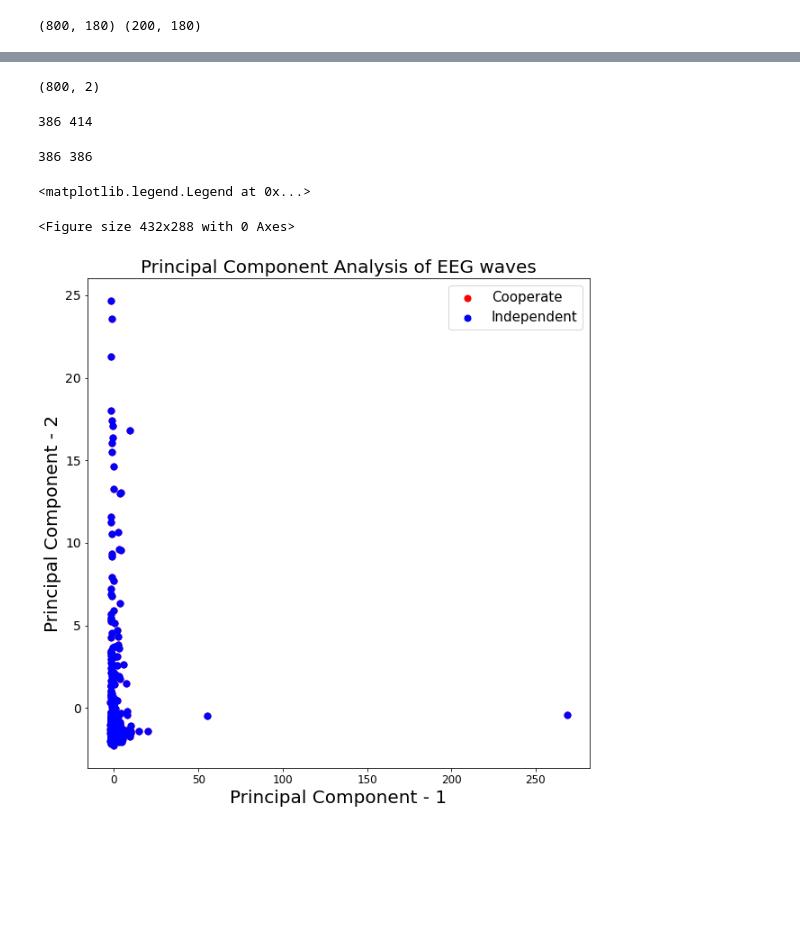
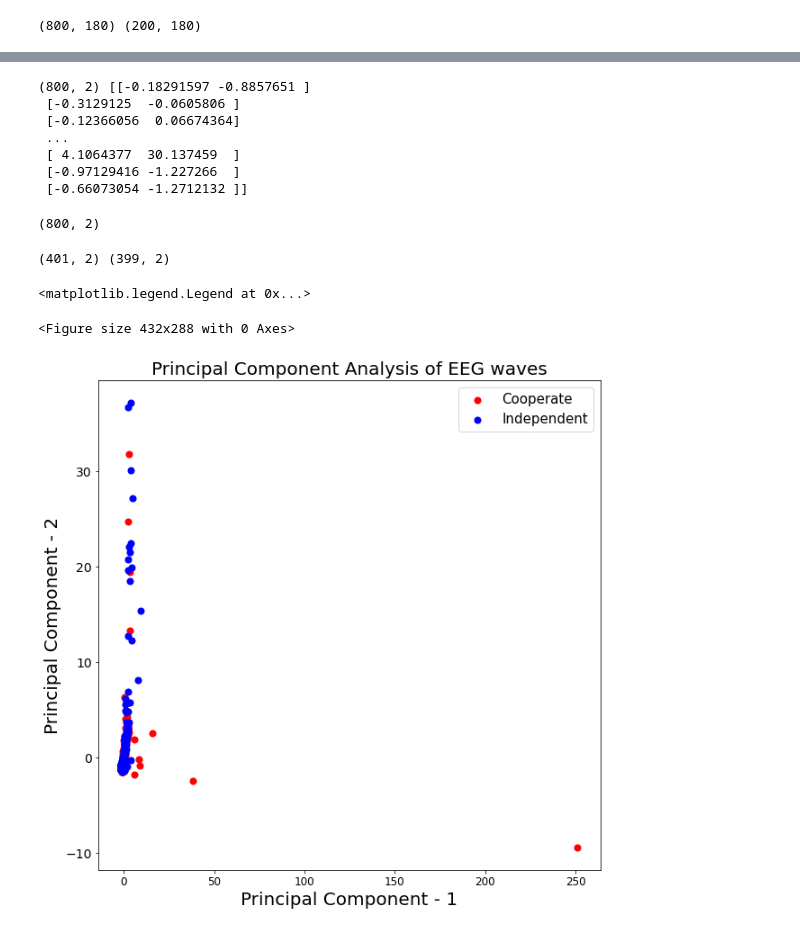
Before and after one commit to Syed-Osama-Hussain/Imagined-Speech-Prediction-from-EEG, a Jupyter notebook: Long_words_PCA_TSNE.ipynb, the cells around one changed output, grey strips where cells are left out. Saved outputs shown, nothing was run; the diff lists cells and outputs as text; code cells hidden in the pictures; blank space fills up the shorter version.

Commit message:
scatter plot for PCA output

```diff
--- a/Long_words_PCA_TSNE.ipynb
+++ b/Long_words_PCA_TSNE.ipynb
@@ -247,3 +247,13 @@ print(pca.explained_variance_ratio_)
+# %%
+print(principal_components.shape,principal_components)
+# %% [output]
+(800, 2) [[-0.18291597 -0.8857651 ]
+ [-0.3129125  -0.0605806 ]
+ [-0.12366056  0.06674364]
+ ...
+ [ 4.1064377  30.137459  ]
+ [-0.97129416 -1.227266  ]
+ [-0.66073054 -1.2712132 ]]
 # %%
 print(principal_components.shape)
 # %% [output]
@@ -257,34 +267,27 @@ for i in range(len(train_labels)):
         c1.append(principal_components[i])
     else:
         c2.append(principal_components[i])
-print(len(c1),len(c2))
+c1, c2 = np.array(c1), np.array(c2)
+print(c1.shape,c2.shape)
 # %% [output]
-386 414
+(401, 2) (399, 2)
-# %%
-c2 = c2[:386]
-# %%
-print(len(c1),len(c2))
-# %% [output]
-386 386
 # %%
 plt.figure()
 plt.figure(figsize=(10,10))
 plt.xticks(fontsize=12)
 plt.yticks(fontsize=14)
 plt.xlabel('Principal Component - 1',fontsize=20)
 plt.ylabel('Principal Component - 2',fontsize=20)
 plt.title("Principal Component Analysis of EEG waves",fontsize=20)
 targets = ['Cooperate', 'Independent']
-colors = ['r', 'b']
-for target, color in zip(targets,colors):
-    # indicesToKeep = breast_dataset['label'] == target
-    plt.scatter(c1, c2, c = color, s = 50)
+plt.scatter(c1[:,[0]], c1[:,[1]], c = 'r', s = 50)
+plt.scatter(c2[:,[0]], c2[:,[1]], c = 'b', s = 50)
 
 plt.legend(targets,prop={'size': 15})
 # %% [output]
 <matplotlib.legend.Legend at 0x...>
 <Figure size 432x288 with 0 Axes>
-[figure, old version]
+[figure, new version]
 # %%
 color_intermediates = []
 for i in range(len(train_labels)):
```
Also changed, not shown: parts of 9 cells of this notebook.
